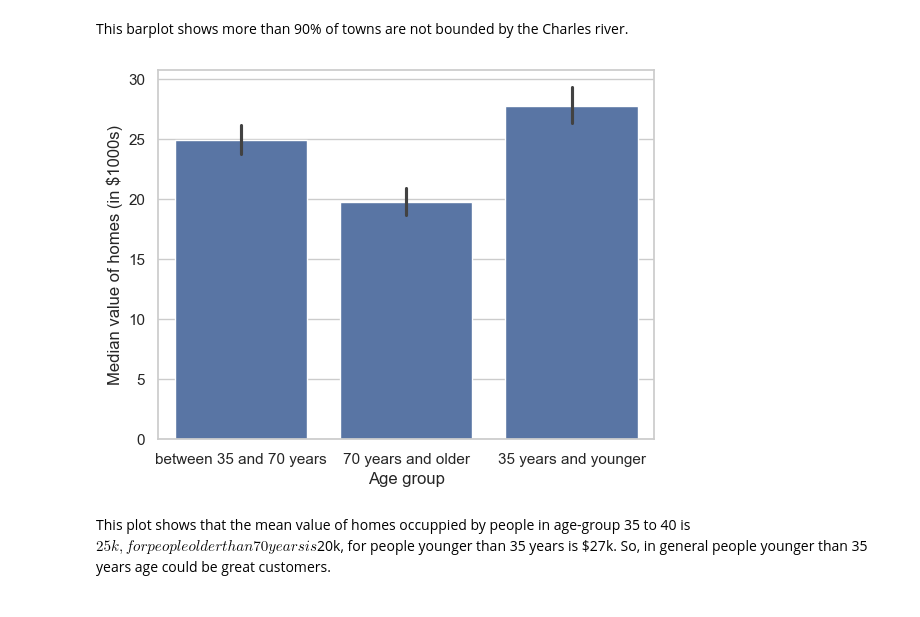
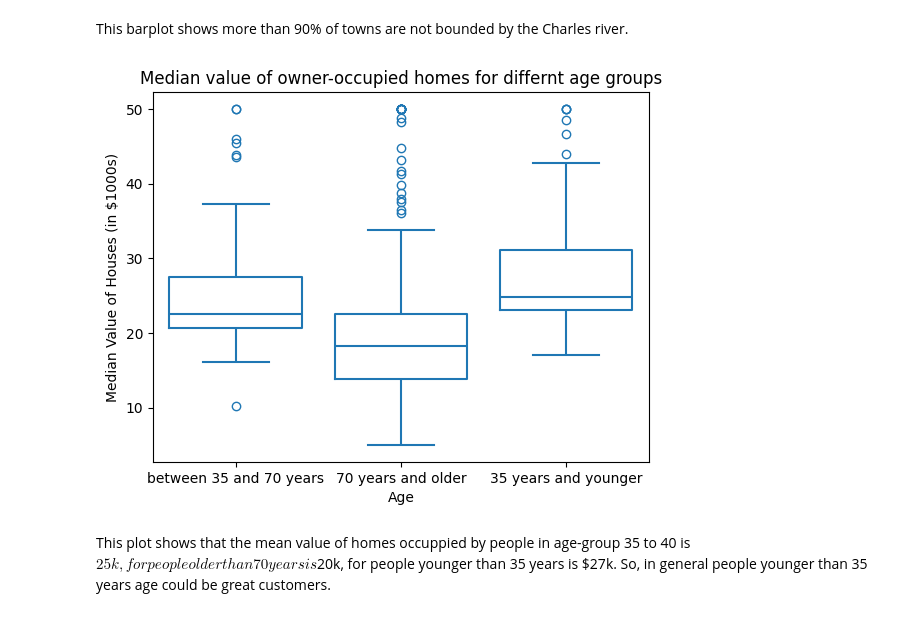
Before and after one commit to akpatel90/CourseraStatsForDS, a Jupyter notebook: stats_final_lab.ipynb, the cells around one changed output. Cells and saved outputs as stored; diff of their text form; code cells hidden in the pictures.

```diff
--- a/stats_final_lab.ipynb
+++ b/stats_final_lab.ipynb
@@ -88,16 +88,20 @@ This barplot shows more than 90% of towns are not bounded by the Charles river.
 # %%
 # Provide a boxplot for the MEDV variable vs the AGE variable.
 # (Discretize the age variable into three groups of 35 years and younger, between 35 and 70 years and 70 years and older)
 
 boston_df.loc[(boston_df['AGE'] <= 35), 'AGE_GRP'] = '35 years and younger'
 boston_df.loc[(boston_df['AGE'] > 35)&(boston_df['AGE'] < 70), 'AGE_GRP'] = 'between 35 and 70 years'
 boston_df.loc[(boston_df['AGE'] >= 70), 'AGE_GRP'] = '70 years and older'
+
+#ax = sns.barplot(y="MEDV", x = 'AGE_GRP',data=boston_df)
+#ax.set(ylabel='Median value of homes (in $1000s)', xlabel='Age group')
+#plt.show()
+
+ax = sns.boxplot(x='AGE_GRP',y='MEDV', data=boston_df, fill=False)
+ax.set(xlabel='Age', ylabel='Median Value of Houses (in $1000s)', title = "Median value of owner-occupied homes for differnt age groups")
+plt.show()
+# %% [output]
+[figure, added]
-# %%
-ax = sns.barplot(y="MEDV", x = 'AGE_GRP',data=boston_df)
-ax.set(ylabel='Median value of homes (in $1000s)', xlabel='Age group')
-plt.show()
-# %% [output]
-[figure, removed]
 # %% [markdown]
 This plot shows that the mean value of homes occuppied by people in age-group 35 to 40 is $25k, for people older than 70 years is $20k, for people younger than 35 years is $27k. So, in general people younger than 35 years age could be great customers.
 # %%
```
Also changed, not shown: parts of 5 cells of this notebook.
